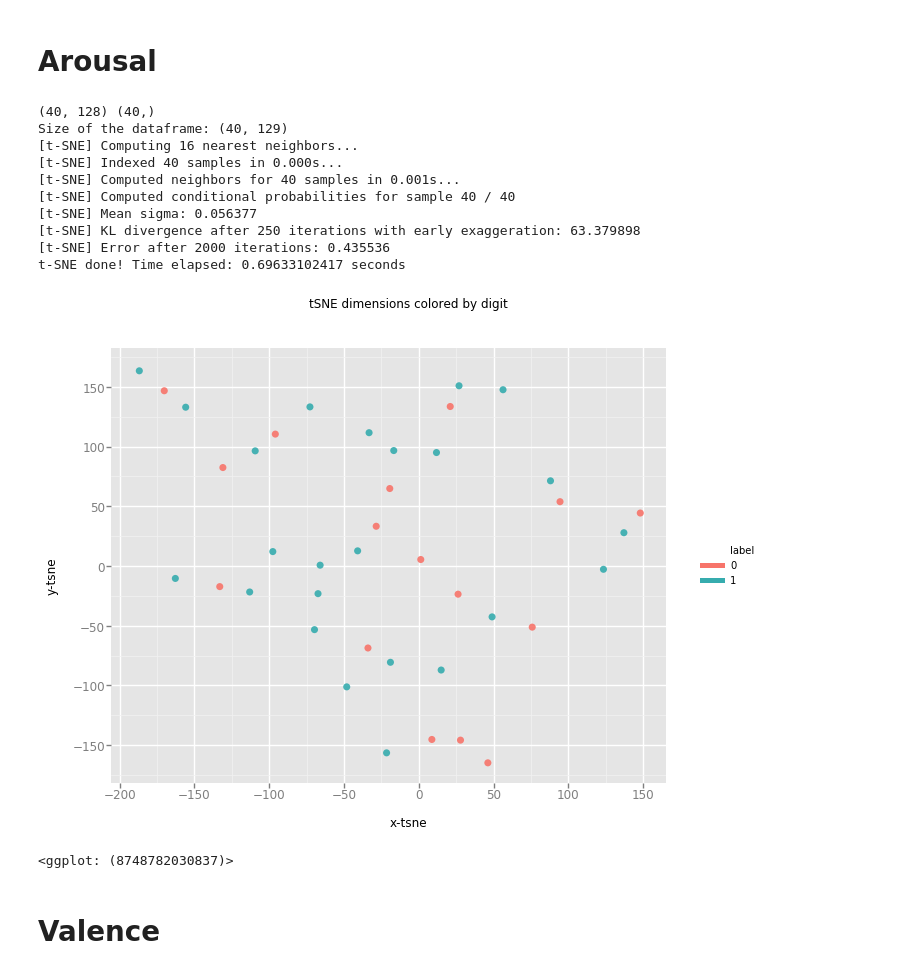
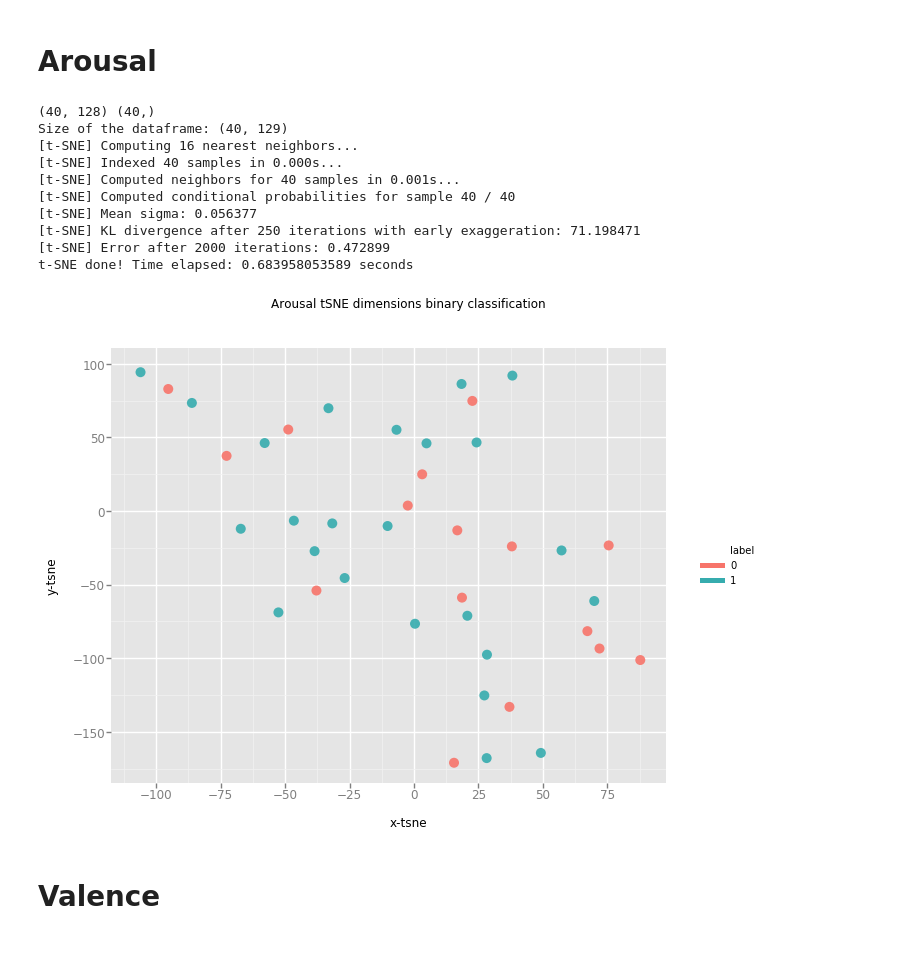
Before and after one commit to paulmorio/deap_analysis, a Jupyter notebook: tsne_image_representations.ipynb, the cells around one changed output. Saved outputs shown, nothing was run; the diff lists cells and outputs as text; code cells hidden in the pictures.

Commit message:
Enlarged datapoints on tsne drawings

```diff
--- a/tsne_image_representations.ipynb
+++ b/tsne_image_representations.ipynb
@@ -38,42 +38,41 @@ df['label'] = df['label'].apply(lambda i: str(i))
 
 X, y = None, None
 
 print 'Size of the dataframe: {}'.format(df.shape)
 
 # we take a random permutation of the dataset
 #(it was ordered before, so that we can take a subsample to work with instead of all 70000)
 rndperm = np.random.permutation(df.shape[0])
 
 n_sne = 2000
 
 time_start = time.time()
 tsne = TSNE(n_components=2, verbose=1, perplexity = 5, n_iter=2000)
 tsne_results = tsne.fit_transform(df.loc[rndperm[:n_sne],feat_cols].values)
 
 print 't-SNE done! Time elapsed: {} seconds'.format(time.time()-time_start)
 
 
 df_tsne = df.loc[rndperm[:n_sne],:].copy()
 df_tsne['x-tsne'] = tsne_results[:,0]
 df_tsne['y-tsne'] = tsne_results[:,1]
 
-chart = ggplot( df_tsne, aes(x='x-tsne', y='y-tsne', color='label') ) \
-        + geom_point(size=50,alpha=0.9) \
-        + ggtitle("tSNE dimensions colored by digit")
-chart
+chart = ggplot( df_tsne, aes(x='x-tsne', y='y-tsne', color='label')) \
+        + geom_point(size=100,alpha=0.9) \
+        + ggtitle("Arousal tSNE dimensions binary classification")
+chart.save("report/arousal.png")
 # %% [output]
 (40, 128) (40,)
 Size of the dataframe: (40, 129)
 [t-SNE] Computing 16 nearest neighbors...
 [t-SNE] Indexed 40 samples in 0.000s...
 [t-SNE] Computed neighbors for 40 samples in 0.001s...
 [t-SNE] Computed conditional probabilities for sample 40 / 40
 [t-SNE] Mean sigma: 0.056377
-[t-SNE] KL divergence after 250 iterations with early exaggeration: 63.379898
-[t-SNE] Error after 2000 iterations: 0.435536
-t-SNE done! Time elapsed: 0.69633102417 seconds
+[t-SNE] KL divergence after 250 iterations with early exaggeration: 71.198471
+[t-SNE] Error after 2000 iterations: 0.472899
+t-SNE done! Time elapsed: 0.683958053589 seconds
-[figure, old version]
+[figure, new version]
-<ggplot: (8748782030837)>
 # %% [markdown]
 # Valence
 # %%
```
Also changed, not shown: parts of 5 cells of this notebook, 2 other files.
